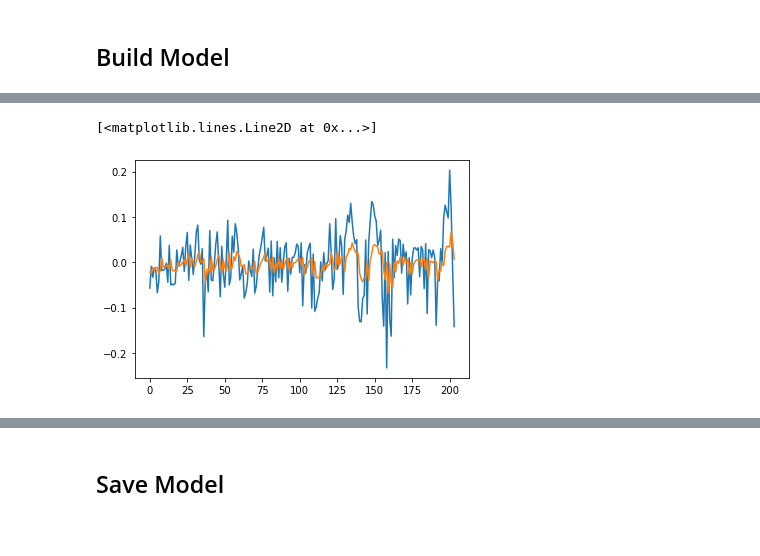
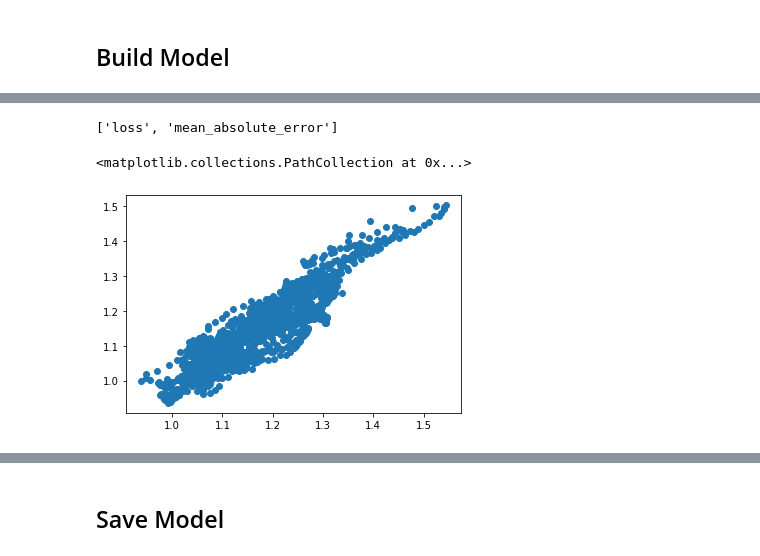
Before and after one commit to ioanacasandra7/Gas-price-prediction, a Jupyter notebook: models/model_gasPrice_only.ipynb, the cells around one changed output, grey strips where cells are left out. Saved outputs shown, nothing was run; the diff lists cells and outputs as text; code cells hidden in the pictures.

Commit message:
saving model notebooks

```diff
--- a/models/model_gasPrice_only.ipynb
+++ b/models/model_gasPrice_only.ipynb
@@ -98,8 +110,8 @@ def make_windows(X, y, time_steps=1):
         ys.append(y.iloc[i + time_steps])
     return np.array(Xs), np.array(ys)
 # %%
-time_steps = 10
-X_train, y_train = make_windows(df_train[['change']], df_train['change'], time_steps)
-X_test, y_test = make_windows(df_test[['change']], df_test['change'], time_steps)
+time_steps = 5
+X_train, y_train = make_windows(prices_df_train[["price_eastCoast", "price_midwest", "price_gulfCoast", "price_rockyMountain", "price_westCoast"]], prices_df_train[["price_eastCoast", "price_midwest", "price_gulfCoast", "price_rockyMountain", "price_westCoast"]], time_steps)
+X_test, y_test = make_windows(prices_df_test[["price_eastCoast", "price_midwest", "price_gulfCoast", "price_rockyMountain", "price_westCoast"]], prices_df_test[["price_eastCoast", "price_midwest", "price_gulfCoast", "price_rockyMountain", "price_westCoast"]], time_steps)
 print(X_train.shape, y_train.shape, X_test.shape, y_test.shape)
 # %% [output]
@@ -171,10 +203,12 @@ array([[-2.21967101e-02],
+# %%
+model.metrics_names
+# %% [output]
+['loss', 'mean_absolute_error']
 # %%
 import matplotlib.pyplot as plt
-# %%
-fig, ax = plt.subplots()
-ax.plot(y_test)
-ax.plot(y_pred)
-# %% [output]
-[<matplotlib.lines.Line2D at 0x...>]
-[figure, removed]
+# %%
+plt.scatter(y_test, y_pred)
+# %% [output]
+<matplotlib.collections.PathCollection at 0x...>
+[figure, added]
 # %%
```
Also changed, not shown: parts of 27 cells of this notebook, 2 other files.
